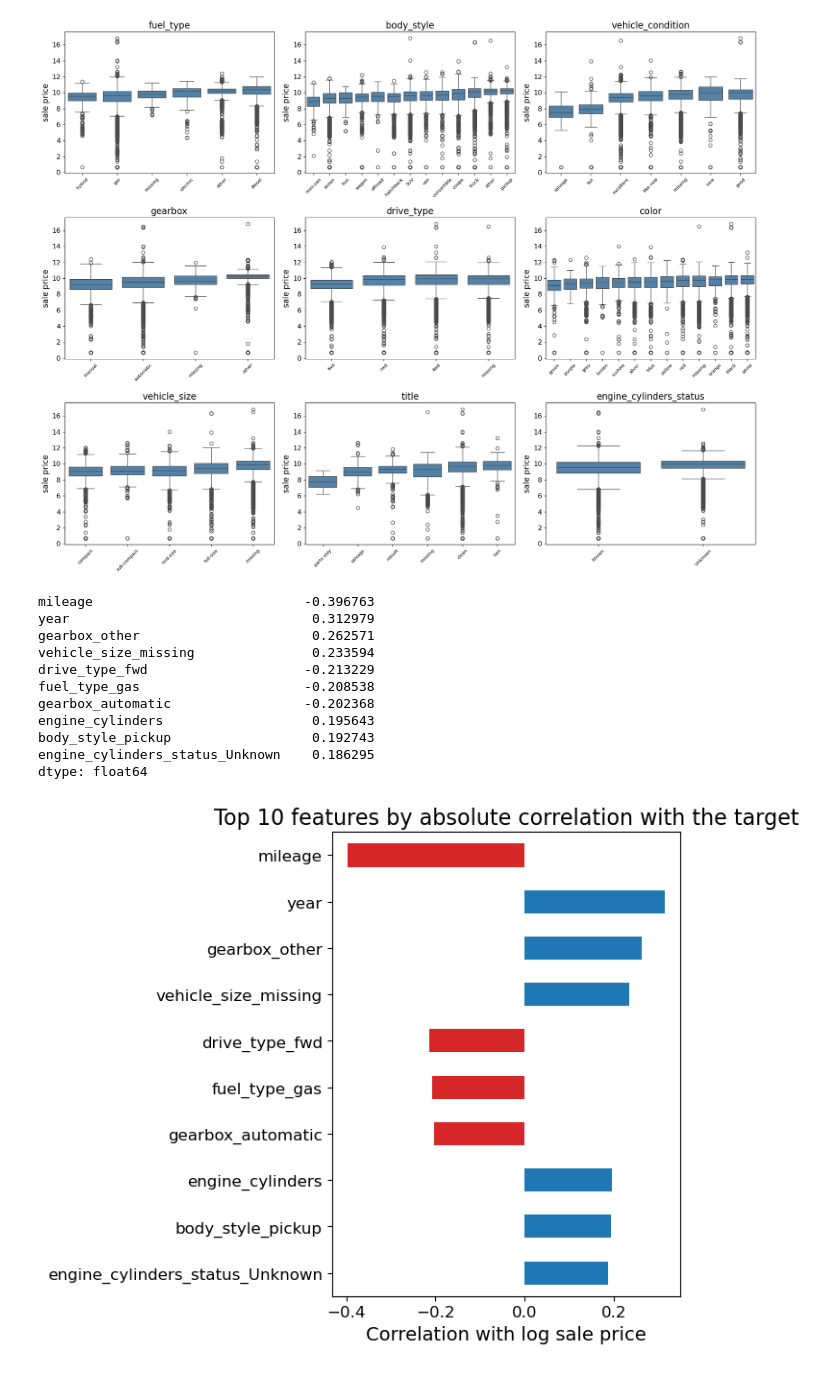
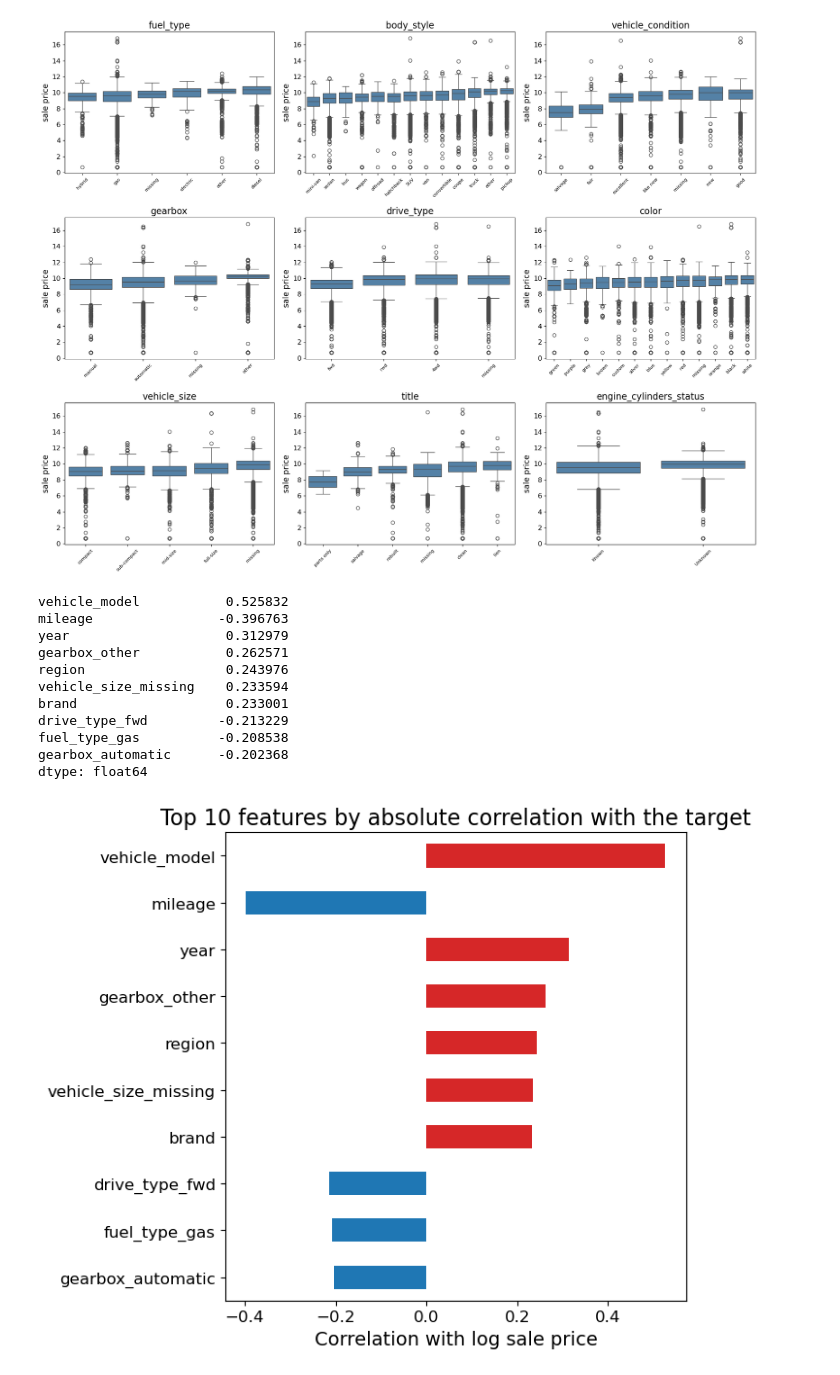
Before and after one commit to DavidVuk2000/machine-learning-2627-assignment, a Jupyter notebook: juul_scrapjupyter.ipynb, the cells around one changed output. Saved outputs shown, nothing was run; the diff lists cells and outputs as text; code cells hidden in the pictures.

Commit message:
adding target encoding and saving figures

```diff
--- a/juul_scrapjupyter.ipynb
+++ b/juul_scrapjupyter.ipynb
@@ -343,6 +366,8 @@ Double rows for catagorical values:
  7224
 [figure]
 # %%
+from sklearn.preprocessing import TargetEncoder
+
 num_cols = ["mileage", "year", "engine_cylinders"]
 cat_cols_20 = list(classes_df_20.columns)     # the 9 columns with <= 20 categories
 catagorical_columns_other = ["brand", "location", "vehicle_model", "region"]
@@ -350,7 +375,8 @@ catagorical_columns_other = ["brand", "location", "vehicle_model", "region"]
 pre = ColumnTransformer(
     [
         ("num", StandardScaler(), num_cols),
-        ("cat", OneHotEncoder(handle_unknown="ignore", drop="if_binary"), cat_cols_20),
+        ("cat_ohe", OneHotEncoder(handle_unknown="ignore", drop="if_binary"), cat_cols_20),
+        ("cat_te", TargetEncoder(), catagorical_columns_other )
 
     ],
     remainder="drop",    # brand, location, vehicle_model, region are left out for now
@@ -358,43 +384,44 @@ pre = ColumnTransformer(
 # %%
 import pandas as pd
 import matplotlib.pyplot as plt
+
 
 X = df.drop(columns=["sale_price"])
 y = df["sale_price"]
 
 # encode the whole dataset with the same ColumnTransformer
-X_enc = pre.fit_transform(X)
+X_enc = pre.fit_transform(X, y)
 if hasattr(X_enc, "toarray"):          # sparse -> dense
     X_enc = X_enc.toarray()
 
 feature_names = [n.split("__", 1)[1] for n in pre.get_feature_names_out()]
 enc_df = pd.DataFrame(X_enc, columns=feature_names, index=X.index)
 
 # correlation of every feature with the (log) target, ranked by absolute value
 target_corr = enc_df.corrwith(y).sort_values(key=abs, ascending=False)
 print(target_corr.head(10))
 
 top = target_corr.head(10)[::-1]
 plt.figure(figsize=(7, 6))
-top.plot.barh(color=["tab:red" if v < 0 else "tab:blue" for v in top])
+top.plot.barh(color=["tab:blue" if v < 0 else "tab:red" for v in top])
 plt.xlabel("Correlation with log sale price")
 plt.title("Top 10 features by absolute correlation with the target")
 plt.tight_layout()
-plt.savefig("target_correlation.png", dpi=250, bbox_inches="tight")
+plt.savefig("Figures/DataVisualization/target_correlation.png", dpi=250, bbox_inches="tight")
 plt.show()
 # %% [output]
-mileage                           -0.396763
-year                               0.312979
-gearbox_other                      0.262571
-vehicle_size_missing               0.233594
-drive_type_fwd                    -0.213229
-fuel_type_gas                     -0.208538
-gearbox_automatic                 -0.202368
-engine_cylinders                   0.195643
-body_style_pickup                  0.192743
-engine_cylinders_status_Unknown    0.186295
+vehicle_model           0.525832
+mileage                -0.396763
+year                    0.312979
+gearbox_other           0.262571
+region                  0.243976
+vehicle_size_missing    0.233594
+brand                   0.233001
+drive_type_fwd         -0.213229
+fuel_type_gas          -0.208538
+gearbox_automatic      -0.202368
 dtype: float64
-[figure, old version]
+[figure, new version]
 # %%
 """# Histograms of the numerical values after cleaning with z-score
 numeric_df_after = df.select_dtypes(include=['float64', 'int64'])
```
Also changed, not shown: parts of 9 cells of this notebook, 13 other files.
